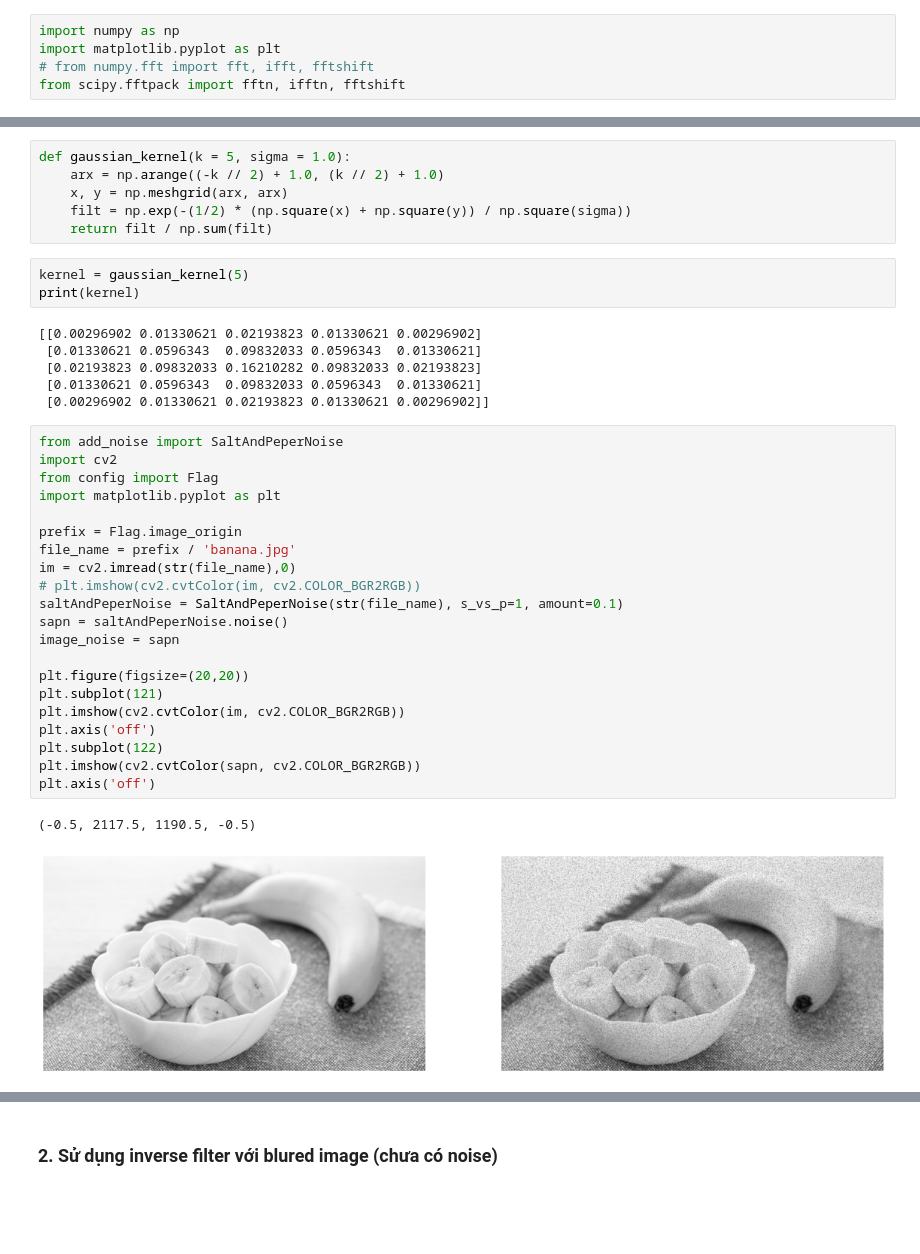
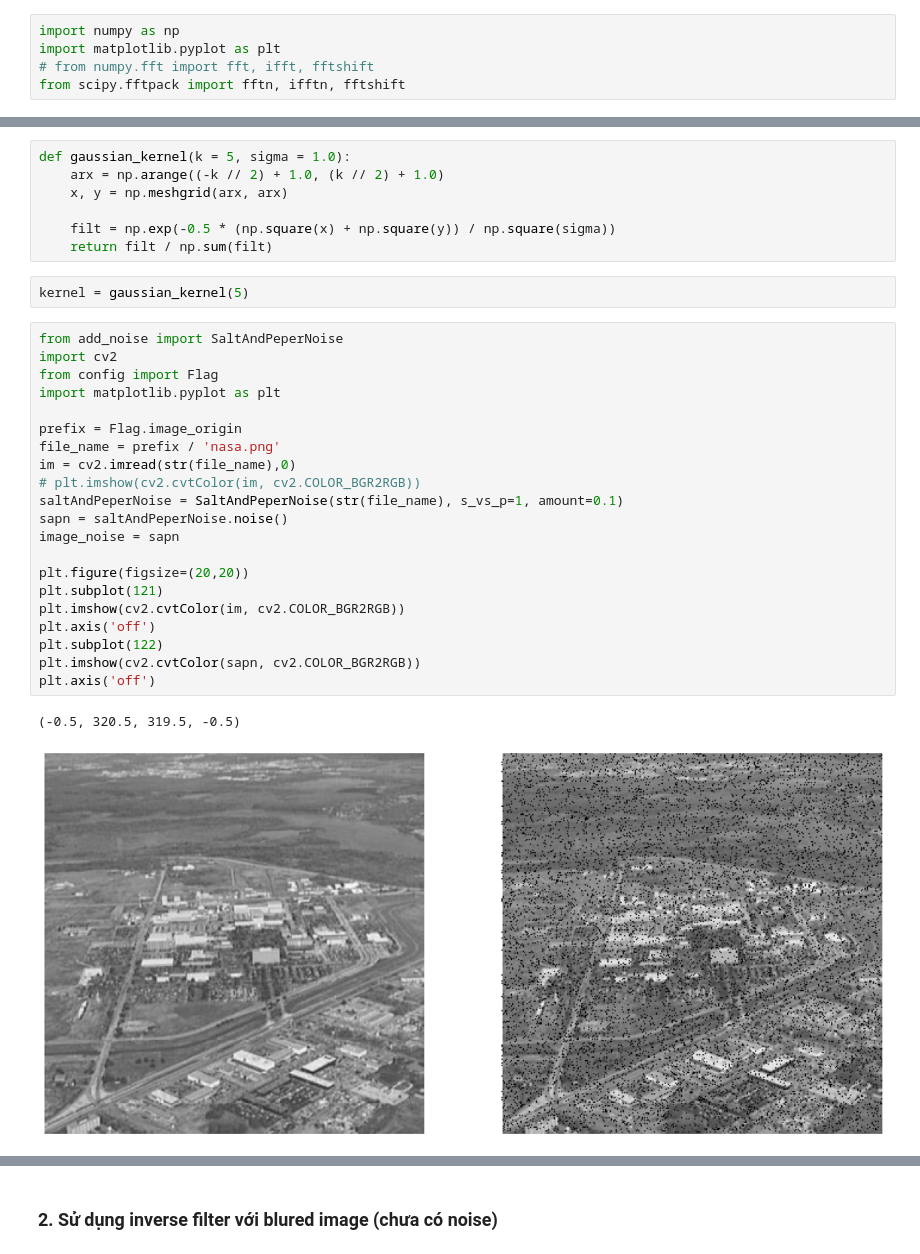
Before and after one commit to alonet14/image_processing, a Jupyter notebook: restore_image.ipynb, the cells around one changed output, grey strips where cells are left out. Drawn from its saved outputs; the diff is of its cells as text; blank space fills up the shorter version.

```diff
--- a/restore_image.ipynb
+++ b/restore_image.ipynb
@@ -23,41 +35,35 @@ from scipy.fftpack import fftn, ifftn, fftshift
 def gaussian_kernel(k = 5, sigma = 1.0):
     arx = np.arange((-k // 2) + 1.0, (k // 2) + 1.0)
     x, y = np.meshgrid(arx, arx)
-    filt = np.exp(-(1/2) * (np.square(x) + np.square(y)) / np.square(sigma))
+
+    filt = np.exp(-0.5 * (np.square(x) + np.square(y)) / np.square(sigma))
     return filt / np.sum(filt)
 # %%
 kernel = gaussian_kernel(5)
-print(kernel)
-# %% [output]
-[[0.00296902 0.01330621 0.02193823 0.01330621 0.00296902]
- [0.01330621 0.0596343  0.09832033 0.0596343  0.01330621]
- [0.02193823 0.09832033 0.16210282 0.09832033 0.02193823]
- [0.01330621 0.0596343  0.09832033 0.0596343  0.01330621]
- [0.00296902 0.01330621 0.02193823 0.01330621 0.00296902]]
 # %%
 from add_noise import SaltAndPeperNoise
 import cv2
 from config import Flag
 import matplotlib.pyplot as plt
 
 prefix = Flag.image_origin
-file_name = prefix / 'banana.jpg'
+file_name = prefix / 'nasa.png'
 im = cv2.imread(str(file_name),0)
 # plt.imshow(cv2.cvtColor(im, cv2.COLOR_BGR2RGB))
 saltAndPeperNoise = SaltAndPeperNoise(str(file_name), s_vs_p=1, amount=0.1)
 sapn = saltAndPeperNoise.noise()
 image_noise = sapn
 
 plt.figure(figsize=(20,20))
 plt.subplot(121)
 plt.imshow(cv2.cvtColor(im, cv2.COLOR_BGR2RGB))
 plt.axis('off')
 plt.subplot(122)
 plt.imshow(cv2.cvtColor(sapn, cv2.COLOR_BGR2RGB))
 plt.axis('off')
 # %% [output]
-(-0.5, 2117.5, 1190.5, -0.5)
+(-0.5, 320.5, 319.5, -0.5)
-[figure, old version]
+[figure, new version]
 # %%
 f = cv2.imread(str(file_name),0)
 f = cv2.resize(f, (480, 480))
```
Also changed, not shown: parts of 5 cells of this notebook, 2 other files.
